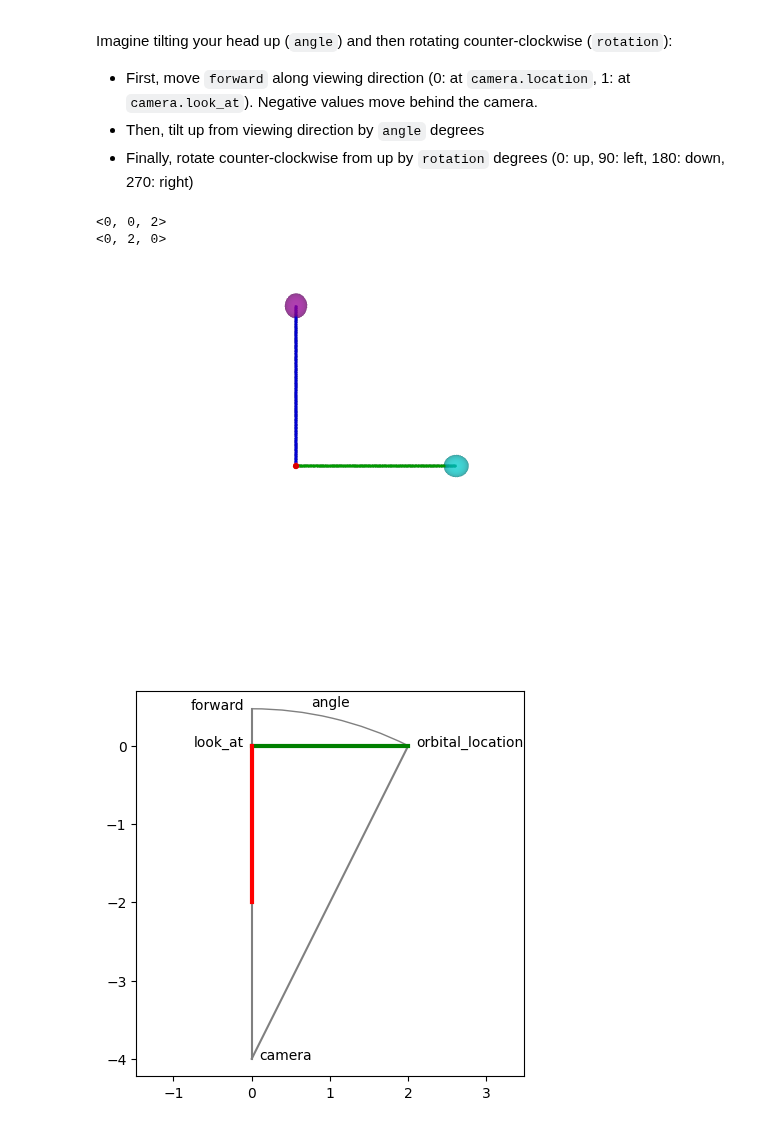
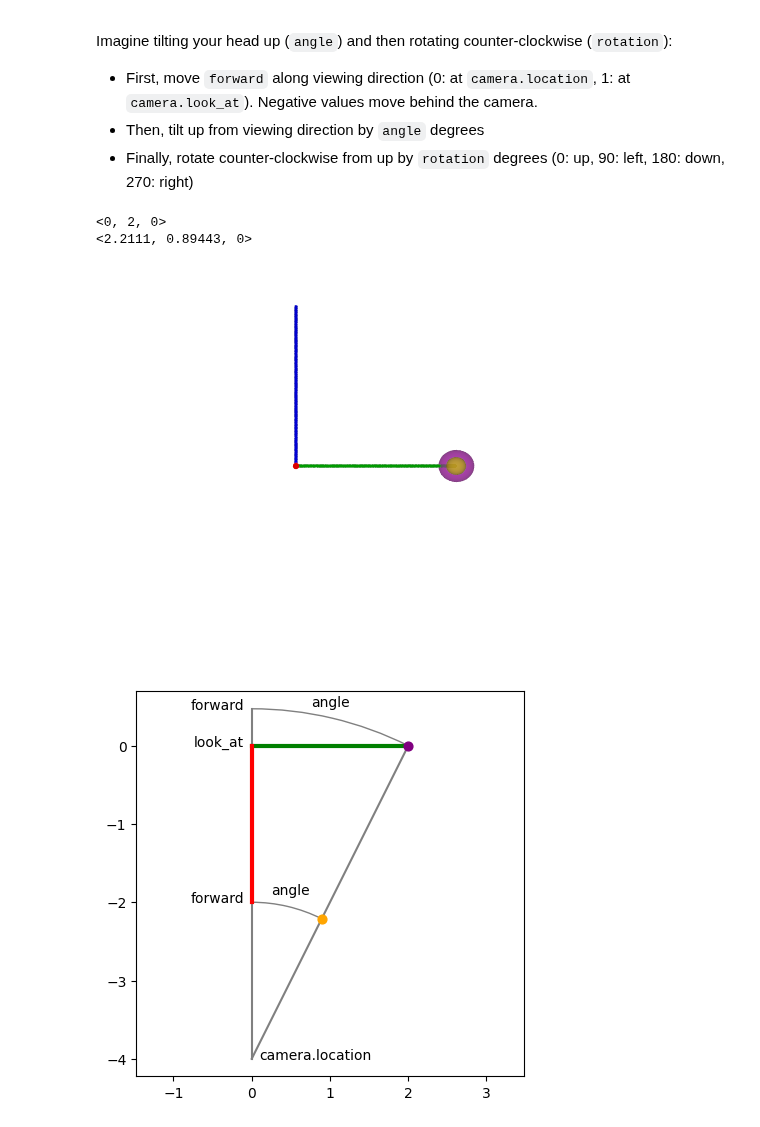
Before and after one commit to daizutabi/fdray, a Jupyter notebook: docs/notebooks/camera/camera.ipynb, the cells around one changed output. Drawn from its saved outputs; the diff is of its cells as text; code cells hidden in the pictures.

```diff
--- a/docs/notebooks/camera/camera.ipynb
+++ b/docs/notebooks/camera/camera.ipynb
@@ -50,21 +50,21 @@ def render(camera: Camera, *args):
 # %%
 from math import asin, degrees, sqrt
 
 distance = 4
 camera = Camera(0, 0, view_scale=2.5, look_at=(0, 0, 0), distance=distance)
 norm = sqrt(distance**2 + 2**2)
 angle = degrees(asin(2 / norm))
-p = camera.orbital_location(norm / distance, angle)
-print(p)
-s1 = Sphere(p, 0.14, Color("purple", 0.5))
-p = camera.orbital_location(norm / distance, angle, -90)
-print(p)
-s2 = Sphere(p, 0.14, Color("cyan", 0.5))
+p1 = camera.orbital_location(norm / distance, angle, -90)
+s1 = Sphere(p1, 0.2, Color("purple", 0.5))
+p2 = camera.orbital_location(0.5, angle, -90)
+s2 = Sphere(p2, 0.05, Color("orange", 0.5))
+print(p1)
+print(p2)
 render(camera, s1, s2)
 # %% [output]
-<0, 0, 2>
 <0, 2, 0>
+<2.2111, 0.89443, 0>
-[figure, old version]
+[figure, new version]
 # %%
 import matplotlib.pyplot as plt
 from matplotlib.patches import Arc
@@ -82,13 +82,26 @@ ax.add_patch(
         color="gray",
     ),
 )
+ax.add_patch(
+    Arc(
+        (0, -distance),
+        distance,
+        distance,
+        theta1=90 - angle,
+        theta2=90,
+        color="gray",
+    ),
+)
 ax.plot([0, 2], [0, 0], c="green", lw=3)
 ax.plot([0, 0], [0, -2], c="red", lw=3)
-ax.text(0.1, -distance, "camera")
+ax.scatter([2], [0], c="purple", zorder=100, s=40)
+ax.scatter([p2.y], [-p2.x], c="orange", zorder=100, s=40)
+ax.text(0.1, -distance, "camera.location")
 ax.text(-0.1, 0, "look_at", ha="right")
-ax.text(2.1, 0, "orbital_location")
 ax.text(-0.1, -distance + norm, "forward", ha="right")
+ax.text(-0.1, -distance / 2, "forward", ha="right")
 ax.text(1, 0.5, "angle", ha="center")
+ax.text(0.5, -1.9, "angle", ha="center")
 ax.axis("equal");
 # %% [output]
-[figure, old version]
+[figure, new version]
```
